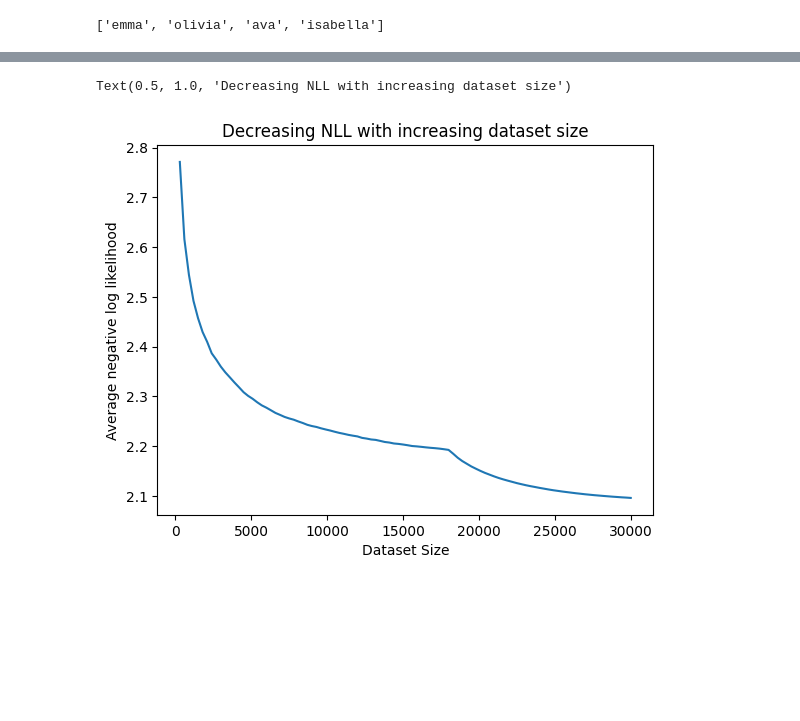
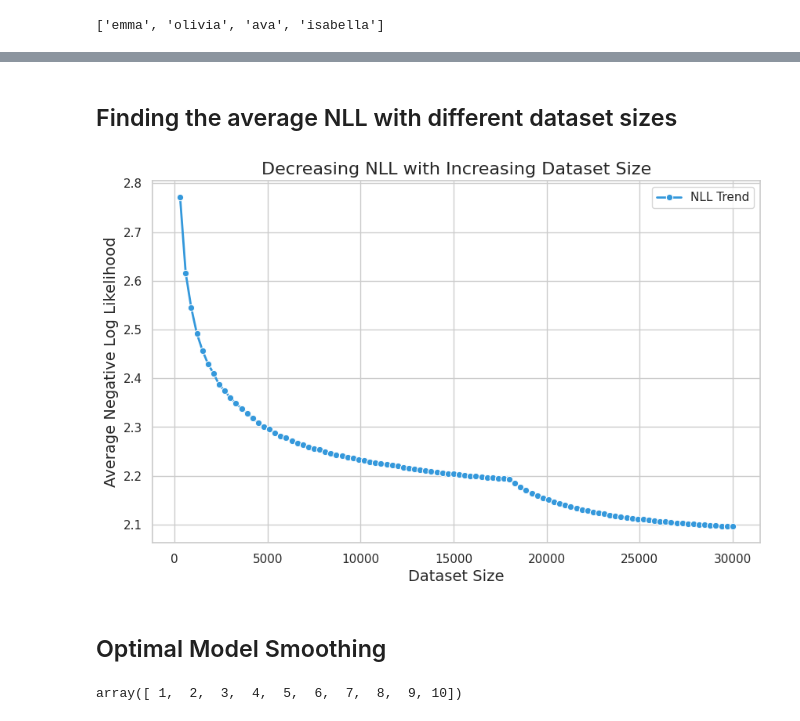
Before and after one commit to SuchitG04/ISAEC393_assignment, a Jupyter notebook: statistical_trigram.ipynb, the cells around one changed output, grey strips where cells are left out. Cells and saved outputs as stored; diff of their text form; code cells hidden in the pictures; blank space fills up the shorter version.

```diff
--- a/statistical_trigram.ipynb
+++ b/statistical_trigram.ipynb
@@ -111,0 +103,2 @@ for _ in range(50):
+# %% [markdown]
+## Finding the average NLL with different dataset sizes
@@ -112,9 +107,20 @@ for _ in range(50):
 # %%
-#Plotting the loss function in matplotlib
-plt.plot(avg_nll.keys(), avg_nll.values())
-plt.xlabel("Dataset Size")
-plt.ylabel("Average negative log likelihood")
-plt.title("Decreasing NLL with increasing dataset size")
+import seaborn as sns
+
+# Set seaborn style
+sns.set(style="whitegrid")
+
+# Create a larger figure
+plt.figure(figsize=(10, 6))
+
+# Plot
+sns.lineplot(x=list(avg_nll.keys()), y=list(avg_nll.values()), marker='o', color='#3498db', linewidth=2, label='NLL Trend')
+
+plt.xlabel("Dataset Size", fontsize=14)
+plt.ylabel("Average Negative Log Likelihood", fontsize=14)
+plt.title("Decreasing NLL with Increasing Dataset Size", fontsize=16)
+
+plt.legend()
+plt.show()
 # %% [output]
-Text(0.5, 1.0, 'Decreasing NLL with increasing dataset size')
-[figure, old version]
+[figure, new version]
@@ -120,0 +160,7 @@ Text(0.5, 1.0, 'Decreasing NLL with increasing dataset size')
+# %% [markdown]
+## Optimal Model Smoothing
+# %%
+nums = np.arange(1, 11)
+nums
+# %% [output]
+array([ 1,  2,  3,  4,  5,  6,  7,  8,  9, 10])
```
Also changed, not shown: parts of 14 cells of this notebook.
